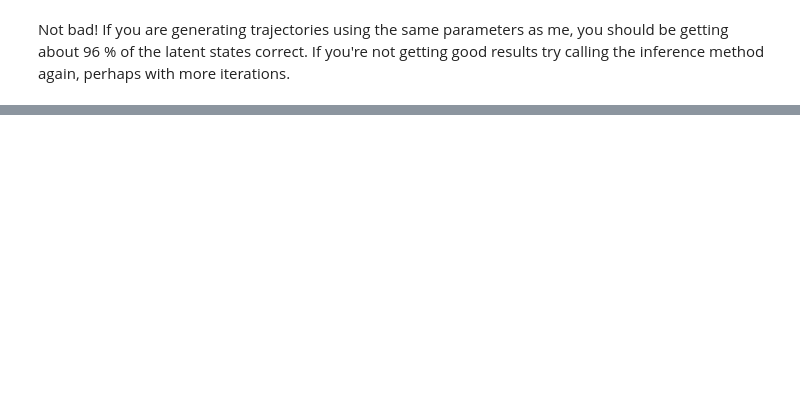
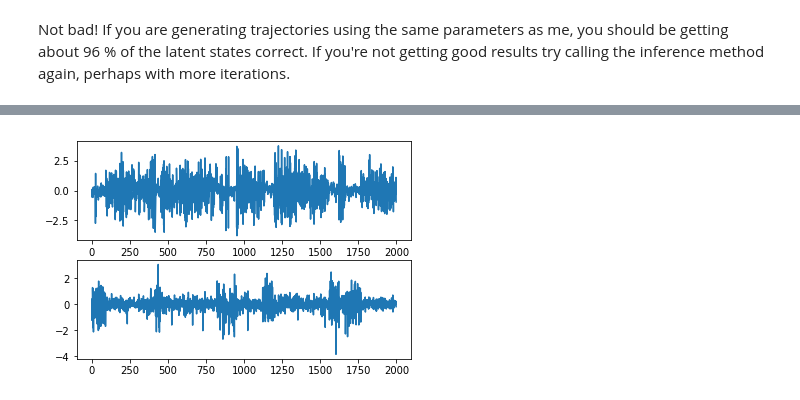
Before and after one commit to bencoscia/hdphmm, a Jupyter notebook: notebooks/Using the HDPHMM with test data.ipynb, the cells around one changed output, grey strips where cells are left out. Saved outputs shown, nothing was run; the diff lists cells and outputs as text; code cells hidden in the pictures; blank space fills up the shorter version.

```diff
--- a/notebooks/Using the HDPHMM with test data.ipynb
+++ b/notebooks/Using the HDPHMM with test data.ipynb
@@ -140,0 +152,23 @@ Not bad! If you are generating trajectories using the same parameters as me, you
+# %%
+found_states = np.unique(ihmm.z[0, :])
+map_state_to_ndx = {x:i for i, x in enumerate(found_states)}
+state_sequence = np.array([map_state_to_ndx[i] for i in ihmm.z[0, :]])
+traj = ihmm.trajectories[:, 0, :]
+
+mu = ihmm.converged_params['mu'].mean(axis=0)
+A = ihmm.converged_params['A'][:, 0, ...].mean(axis=0)
+
+# important!
+unconditional_mean = np.zeros_like(mu)
+for i in range(len(found_states)):
+    unconditional_mean[:, i] = np.linalg.inv(np.eye(2) - A[..., i]) @ mu[:, i]
+
+diff = unconditional_mean[:, state_sequence].T
+zeroed = traj - diff
+
+fig, ax = plt.subplots(2, 1)
+ax[0].plot(zeroed[:, 0])
+ax[1].plot(zeroed[:, 1])
+plt.show()
+# %% [output]
+[figure, added]
```
Also changed, not shown: parts of 9 cells of this notebook, 3 other files.
